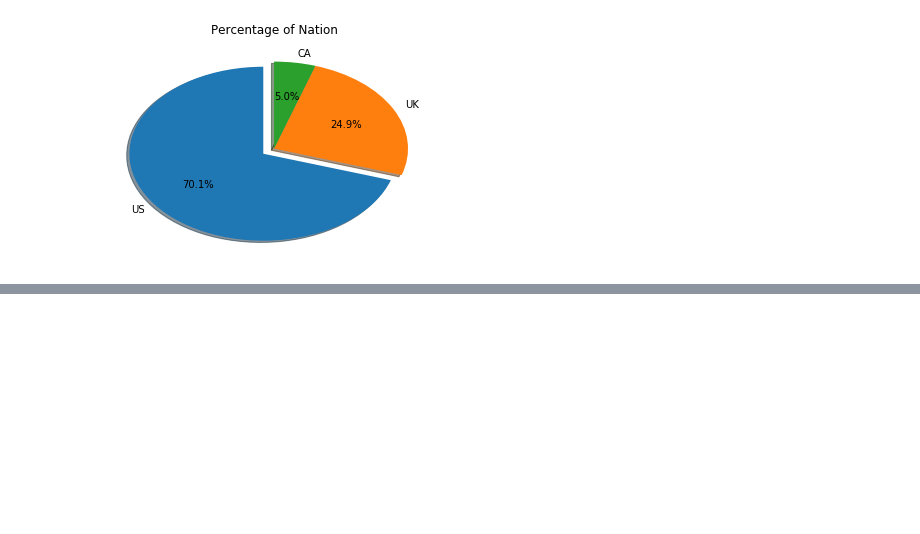
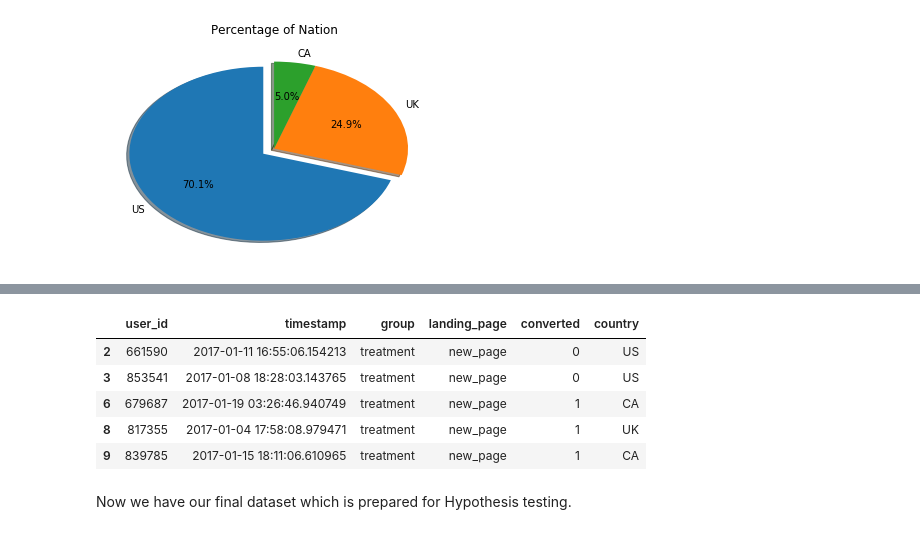
Before and after one commit to ahn7118/AB_Testing_Project, a Jupyter notebook: abtesting.ipynb, the cells around one changed output, grey strips where cells are left out. Cells and saved outputs as stored; diff of their text form; code cells hidden in the pictures; blank space fills up the shorter version.

```diff
--- a/abtesting.ipynb
+++ b/abtesting.ipynb
@@ -66,0 +237,16 @@ Initializing AB Test
+# %%
+df_treat = df.query('landing_page == "new_page" & group == "treatment"')
+df_control = df.query('landing_page == "old_page" & group == "control"')
+frame = [df_treat, df_control]
+df_analysis = pd.concat(frame)
+df_analysis = df_analysis.drop(columns = ['dupli', 'index_number'])
+df_analysis.head()
+# %% [output]
+|  | user_id | timestamp | group | landing_page | converted | country |
+| 2 | 661590 | 2017-01-11 16:55:06.154213 | treatment | new_page | 0 | US |
+| 3 | 853541 | 2017-01-08 18:28:03.143765 | treatment | new_page | 0 | US |
+| 6 | 679687 | 2017-01-19 03:26:46.940749 | treatment | new_page | 1 | CA |
+| 8 | 817355 | 2017-01-04 17:58:08.979471 | treatment | new_page | 1 | UK |
+| 9 | 839785 | 2017-01-15 18:11:06.610965 | treatment | new_page | 1 | CA |
+# %% [markdown]
+Now we have our final dataset which is prepared for Hypothesis testing.
```
Also changed, not shown: parts of 35 cells of this notebook.
